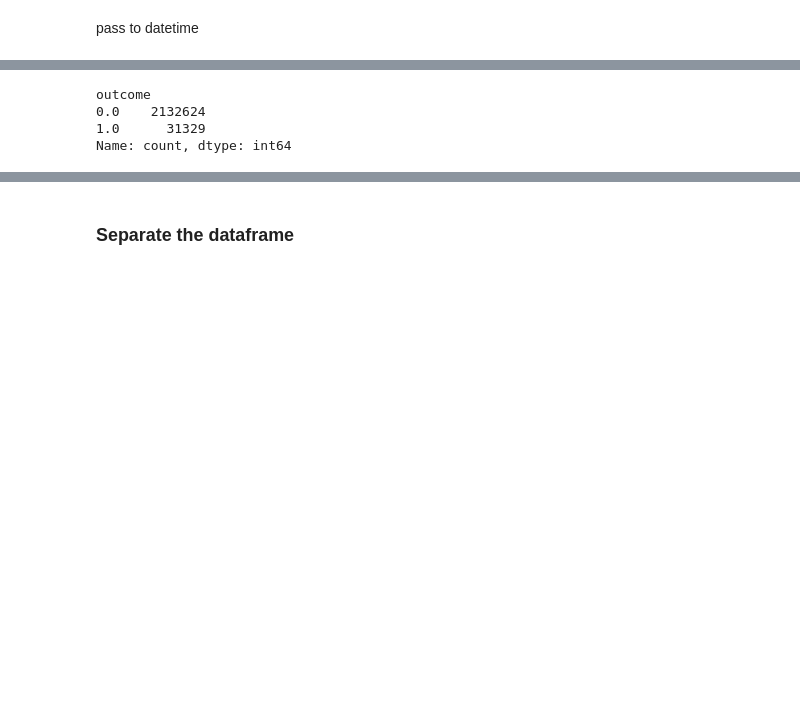
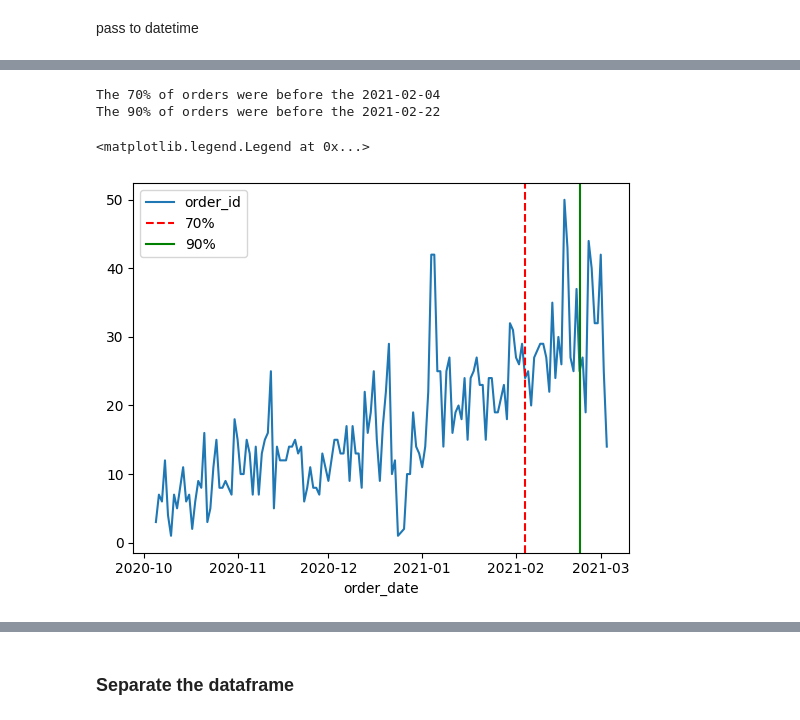
Before and after one commit to MaickMos/data_science_applied, a Jupyter notebook: model_regresion_lineal_feature_frame/MVP_Push_Notifications.ipynb, the cells around one changed output, grey strips where cells are left out. Cells and saved outputs as stored; diff of their text form; code cells hidden in the pictures; blank space fills up the shorter version.

Commit message:
Train model sesion 6

```diff
--- a/model_regresion_lineal_feature_frame/MVP_Push_Notifications.ipynb
+++ b/model_regresion_lineal_feature_frame/MVP_Push_Notifications.ipynb
@@ -99,7 +142,0 @@ feature_frame["order_date"] = pd.to_datetime(feature_frame["order_date"]).dt.dat
-# %%
-(feature_frame["outcome"]).value_counts()
-# %% [output]
-outcome
-0.0    2132624
-1.0      31329
-Name: count, dtype: int64
@@ -108,0 +143,18 @@ Name: count, dtype: int64
+# %%
+orders_diary = feature_frame.groupby("order_date").order_id.nunique()
+porcentaje_orders_dairy = orders_diary.cumsum() / orders_diary.sum()
+train_val_cutoff = porcentaje_orders_dairy[porcentaje_orders_dairy<=0.7].idxmax()
+val_test_cutoff = porcentaje_orders_dairy[porcentaje_orders_dairy<=0.9].idxmax()
+print(f"The 70% of orders were before the {train_val_cutoff}")
+print(f"The 90% of orders were before the {val_test_cutoff}")
+# %% [output]
+The 70% of orders were before the 2021-02-04
+The 90% of orders were before the 2021-02-22
+# %%
+orders_diary.plot(kind="line")
+plt.axvline(x=pd.to_datetime(train_val_cutoff), color='red', linestyle='--', label="70%")
+plt.axvline(x=pd.to_datetime(val_test_cutoff), color='green', linestyle='-', label="90%")
+plt.legend()
+# %% [output]
+<matplotlib.legend.Legend at 0x...>
+[figure, added]
```
Also changed, not shown: parts of 57 cells of this notebook, 2 other files.
